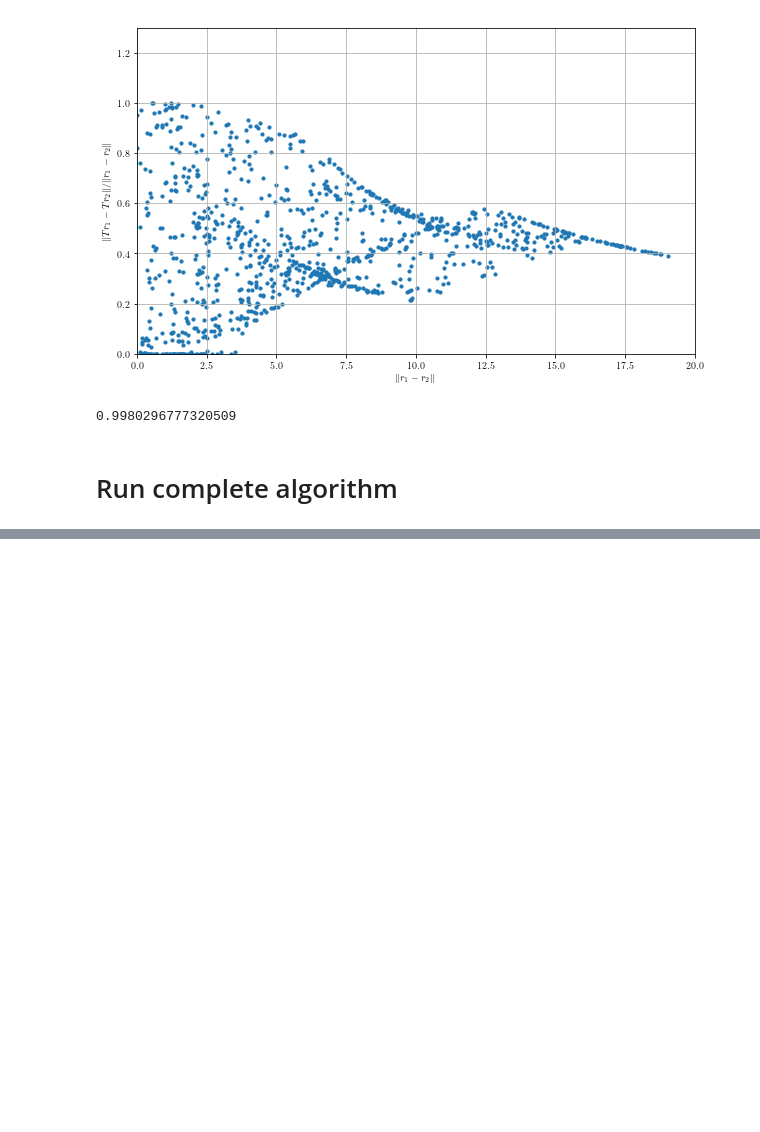
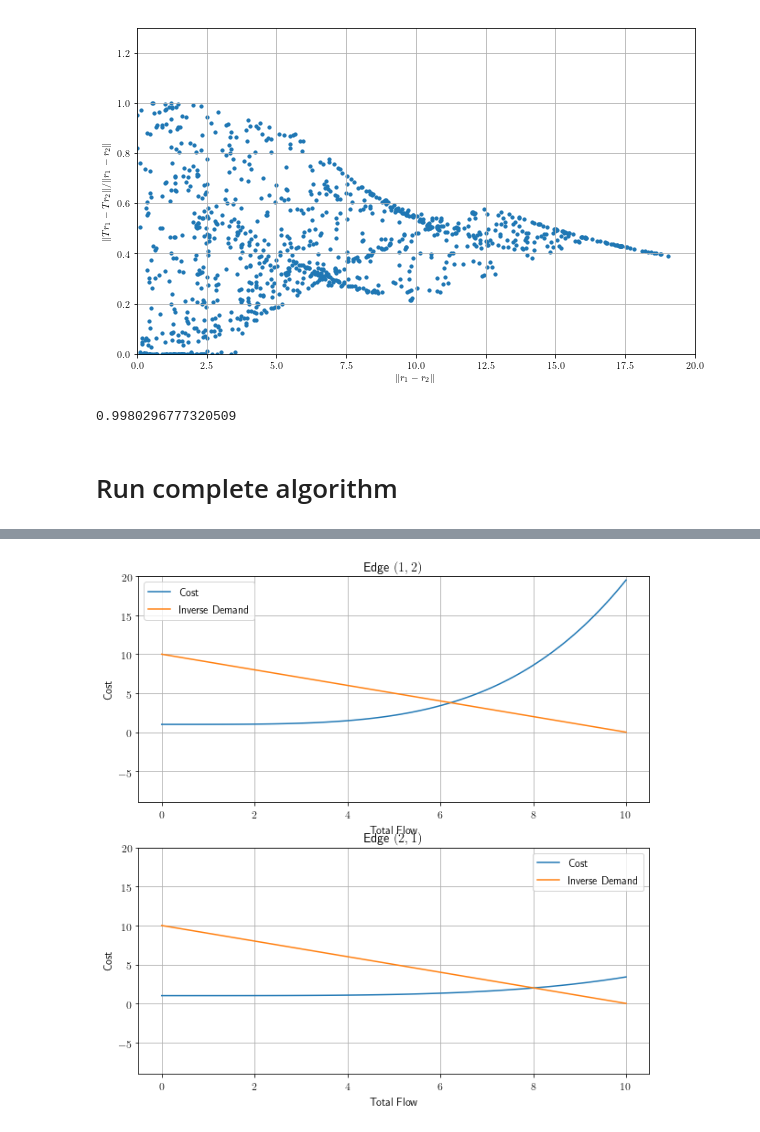
Before and after one commit to LucasFuentesValenzuela/ICU, a Jupyter notebook: notebooks/Contractivity analysis.ipynb, the cells around one changed output, grey strips where cells are left out. Cells and saved outputs as stored; diff of their text form; code cells hidden in the pictures; blank space fills up the shorter version.

```diff
--- a/notebooks/Contractivity analysis.ipynb
+++ b/notebooks/Contractivity analysis.ipynb
@@ -86,0 +94,12 @@ plot_results_run(r_tot, 'graph_2')
+# %%
+phi_p = [1, 1]
+phi_inv = [1, 1]
+k_p = [3,5]
+k_inv = [3,3]
+shift_inv = [10, 10]
+# %%
+gname = 'natural_1'
+# %%
+viz_costs_natural(gname+"_costs", phi_p, phi_inv, k_p, k_inv, shift_inv, save = True)
+# %% [output]
+[figure, added]
```
Also changed, not shown: parts of 9 cells of this notebook, 1 other file.
